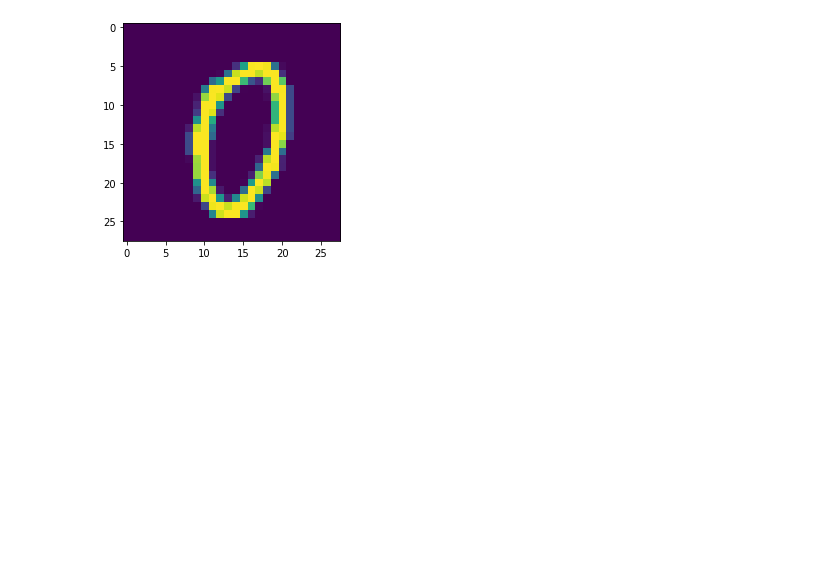
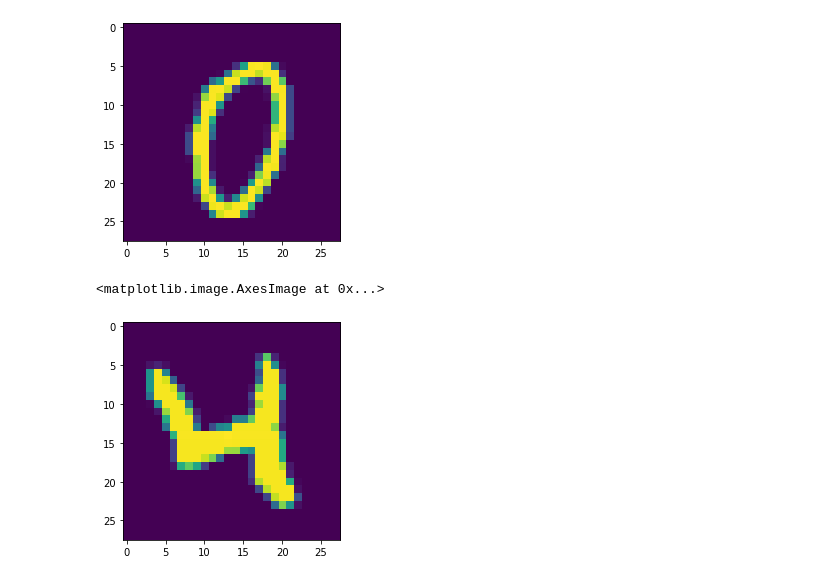
Before and after one commit to datascience-mobi/2021-topic-04-team-02, a Jupyter notebook: Data exploration.ipynb, the cells around one changed output. Drawn from its saved outputs; the diff is of its cells as text; code cells hidden in the pictures; blank space fills up the shorter version.

Commit message:
imshow

```diff
--- a/Data exploration.ipynb
+++ b/Data exploration.ipynb
@@ -175,3 +172,9 @@ plt.imshow(mat_data)
 # %% [output]
 <matplotlib.image.AxesImage at 0x...>
 [figure]
+# %%
+mat_data = trainvalues[20,:].reshape(28,28)
+plt.imshow(mat_data)
+# %% [output]
+<matplotlib.image.AxesImage at 0x...>
+[figure, added]
```
Also changed, not shown: parts of 1 cell of this notebook.
